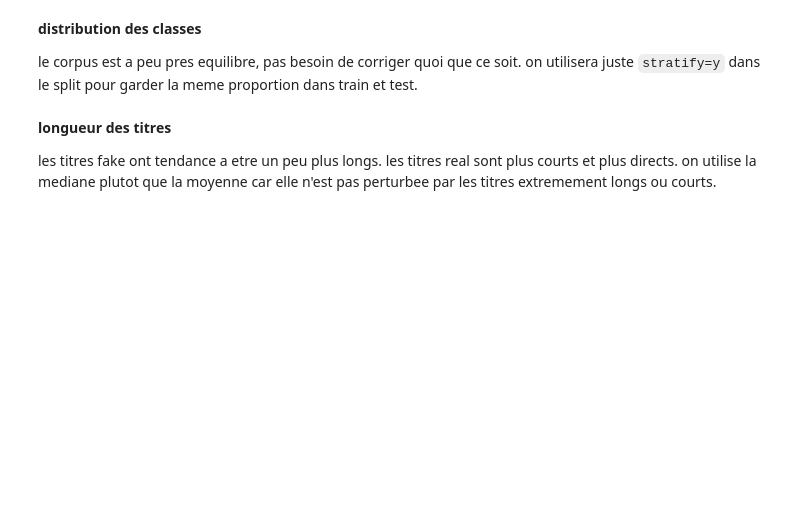
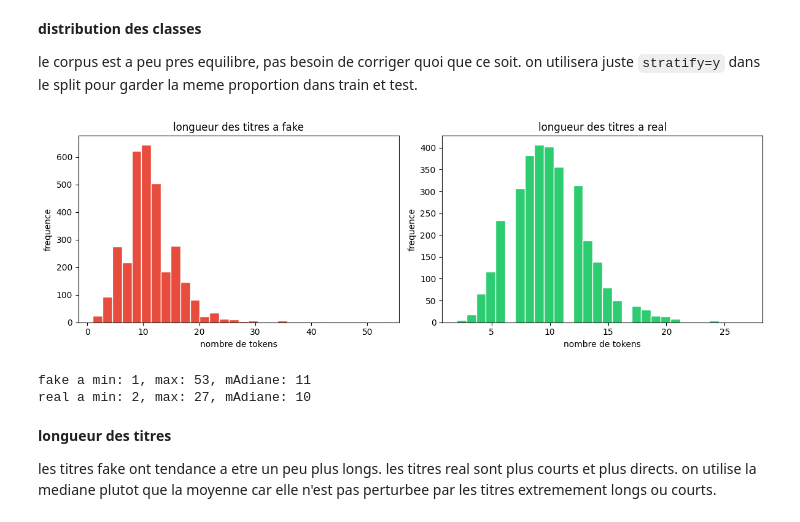
Before and after one commit to sofian-ras/ECF4, a Jupyter notebook: fake_news_nlp/notebook/ecf_fake_news.ipynb, the cells around one changed output. Saved outputs shown, nothing was run; the diff lists cells and outputs as text; code cells hidden in the pictures; blank space fills up the shorter version.

```diff
--- a/fake_news_nlp/notebook/ecf_fake_news.ipynb
+++ b/fake_news_nlp/notebook/ecf_fake_news.ipynb
@@ -109,25 +130,29 @@ le corpus est a peu pres equilibre, pas besoin de corriger quoi que ce soit. on
 # %%
 # distribution de la longueur des titres par classe
 df_fake = df[df["label"] == 0]
 df_real = df[df["label"] == 1]
 
 fig, axes = plt.subplots(1, 2, figsize=(12, 4))
 
 axes[0].hist(df_fake["nb_tokens"], bins=30, color="#e74c3c", edgecolor="white")
-axes[0].set_title("longueur des titres â€” fake")
+axes[0].set_title("longueur des titres a fake")
 axes[0].set_xlabel("nombre de tokens")
-axes[0].set_ylabel("frÃ©quence")
+axes[0].set_ylabel("frequence")
 
 axes[1].hist(df_real["nb_tokens"], bins=30, color="#2ecc71", edgecolor="white")
-axes[1].set_title("longueur des titres â€” real")
+axes[1].set_title("longueur des titres a real")
 axes[1].set_xlabel("nombre de tokens")
-axes[1].set_ylabel("frÃ©quence")
+axes[1].set_ylabel("frequence")
 
 plt.tight_layout()
 plt.show()
 
 for name, subset in [("fake", df_fake), ("real", df_real)]:
-    print(f"{name} â€” min: {subset['nb_tokens'].min()}, max: {subset['nb_tokens'].max()}, mÃ©diane: {subset['nb_tokens'].median():.0f}")
+    print(f"{name} a min: {subset['nb_tokens'].min()}, max: {subset['nb_tokens'].max()}, mAdiane: {subset['nb_tokens'].median():.0f}")
+# %% [output]
+[figure, added]
+fake a min: 1, max: 53, mAdiane: 11
+real a min: 2, max: 27, mAdiane: 10
 # %% [markdown]
 **longueur des titres**
 
```
Also changed, not shown: parts of 54 cells of this notebook, 4 other files.
